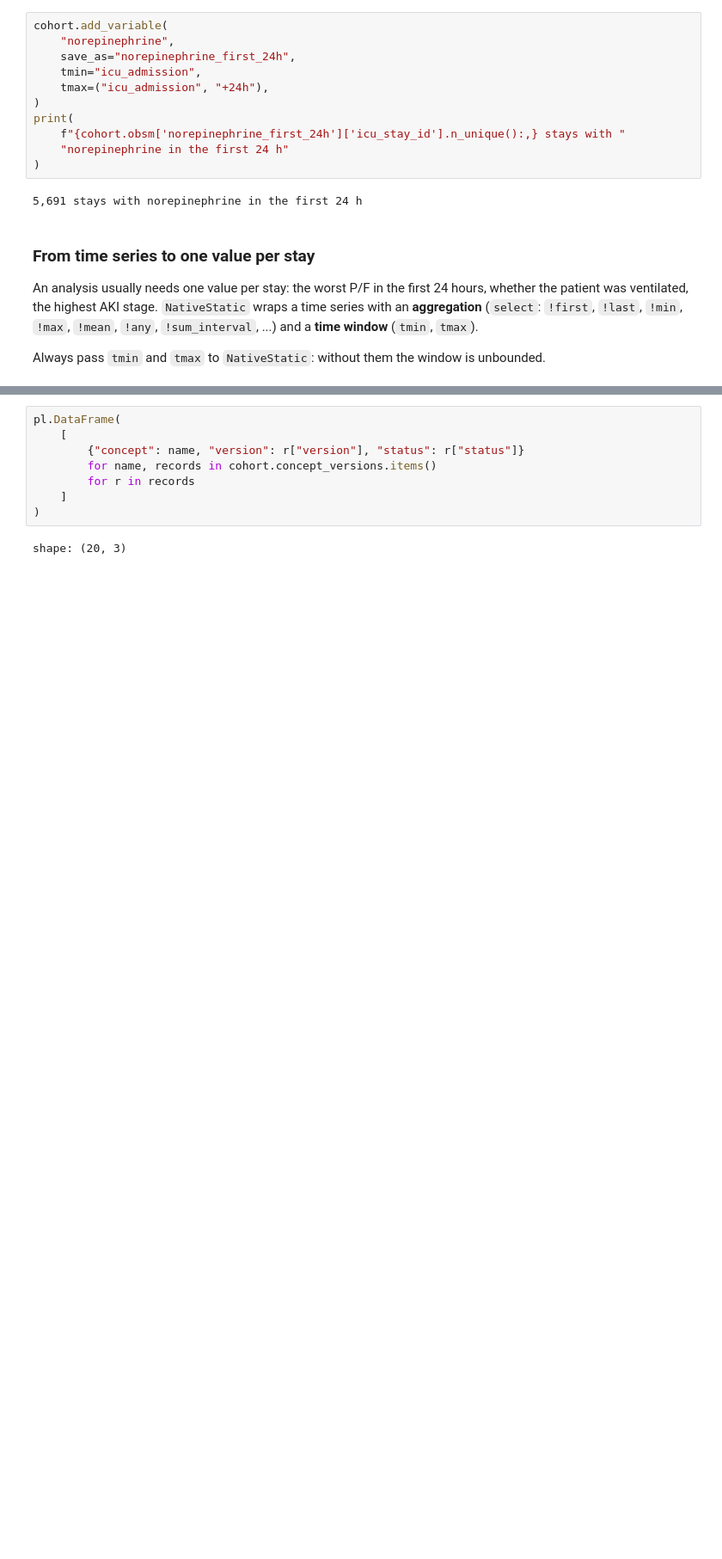
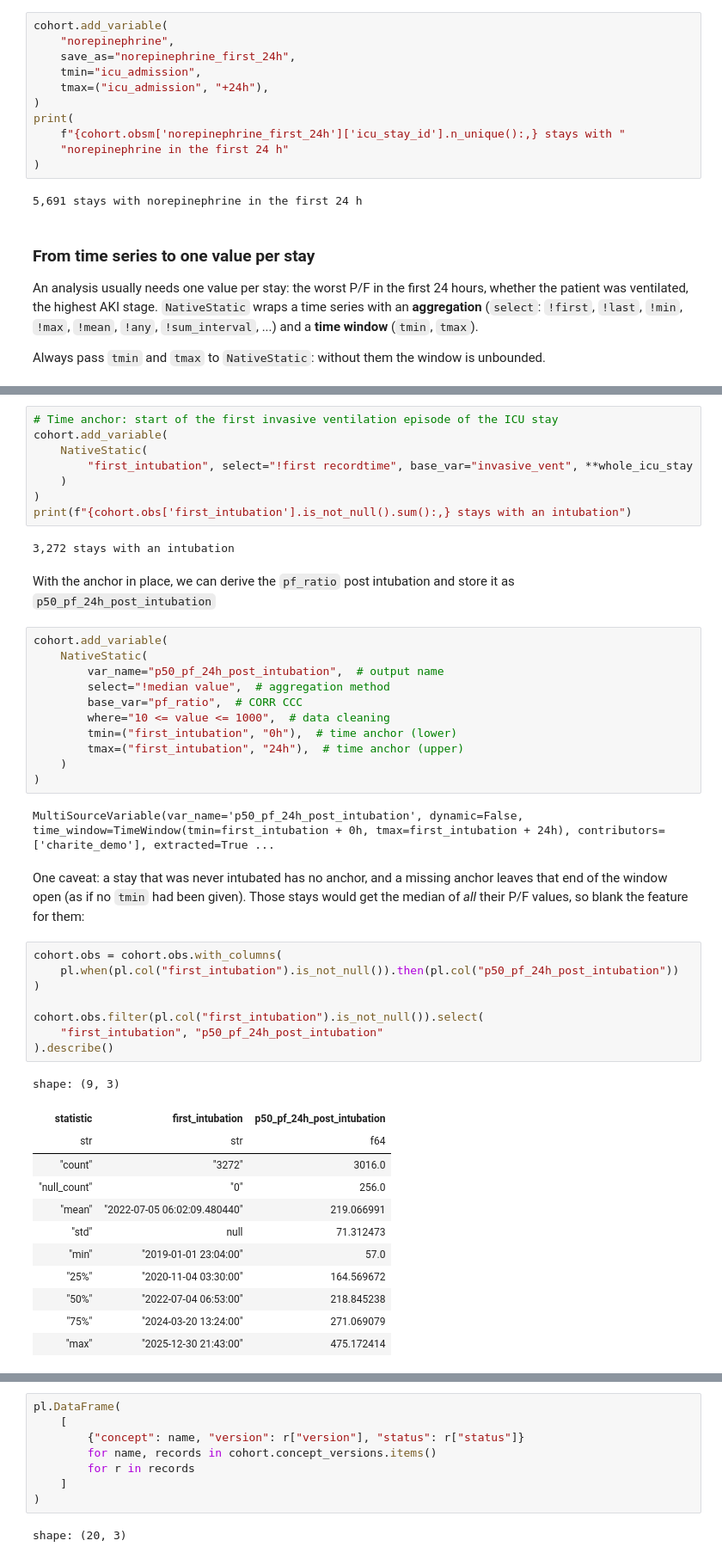
Before and after one commit to CUB-CORR/corr_vars, a Jupyter notebook: examples/charite_demo_quickstart.ipynb, the cells around one changed output, grey strips where cells are left out. Shown at 86% size. Drawn from its saved outputs; the diff is of its cells as text; blank space fills up the shorter version.

```diff
--- a/examples/charite_demo_quickstart.ipynb
+++ b/examples/charite_demo_quickstart.ipynb
@@ -264,0 +271,50 @@ version. This is what makes a cohort reproducible:
+# %%
+# Time anchor: start of the first invasive ventilation episode of the ICU stay
+cohort.add_variable(
+    NativeStatic(
+        "first_intubation", select="!first recordtime", base_var="invasive_vent", **whole_icu_stay
+    )
+)
+print(f"{cohort.obs['first_intubation'].is_not_null().sum():,} stays with an intubation")
+# %% [output]
+3,272 stays with an intubation
+# %% [markdown]
+With the anchor in place, we can derive the `pf_ratio` post intubation and store it as `p50_pf_24h_post_intubation`
+# %%
+cohort.add_variable(
+    NativeStatic(
+        var_name="p50_pf_24h_post_intubation",  # output name
+        select="!median value",  # aggregation method
+        base_var="pf_ratio",  # CORR CCC
+        where="10 <= value <= 1000",  # data cleaning
+        tmin=("first_intubation", "0h"),  # time anchor (lower)
+        tmax=("first_intubation", "24h"),  # time anchor (upper)
+    )
+)
+# %% [output]
+MultiSourceVariable(var_name='p50_pf_24h_post_intubation', dynamic=False, time_window=TimeWindow(tmin=first_intubation + 0h, tmax=first_intubation + 24h), contributors=['charite_demo'], extracted=True ...
+# %% [markdown]
+One caveat: a stay that was never intubated has no anchor, and a missing anchor leaves
+that end of the window open (as if no `tmin` had been given). Those stays would get the
+median of *all* their P/F values, so blank the feature for them:
+# %%
+cohort.obs = cohort.obs.with_columns(
+    pl.when(pl.col("first_intubation").is_not_null()).then(pl.col("p50_pf_24h_post_intubation"))
+)
+
+cohort.obs.filter(pl.col("first_intubation").is_not_null()).select(
+    "first_intubation", "p50_pf_24h_post_intubation"
+).describe()
+# %% [output]
+shape: (9, 3)
+| statistic | first_intubation | p50_pf_24h_post_intubation |
+| str | str | f64 |
+| "count" | "3272" | 3016.0 |
+| "null_count" | "0" | 256.0 |
+| "mean" | "2022-07-05 06:02:09.480440" | 219.066991 |
+| "std" | null | 71.312473 |
+| "min" | "2019-01-01 23:04:00" | 57.0 |
+| "25%" | "2020-11-04 03:30:00" | 164.569672 |
+| "50%" | "2022-07-04 06:53:00" | 218.845238 |
+| "75%" | "2024-03-20 13:24:00" | 271.069079 |
+| "max" | "2025-12-30 21:43:00" | 475.172414 |
```
Also changed, not shown: parts of 5 cells of this notebook.
